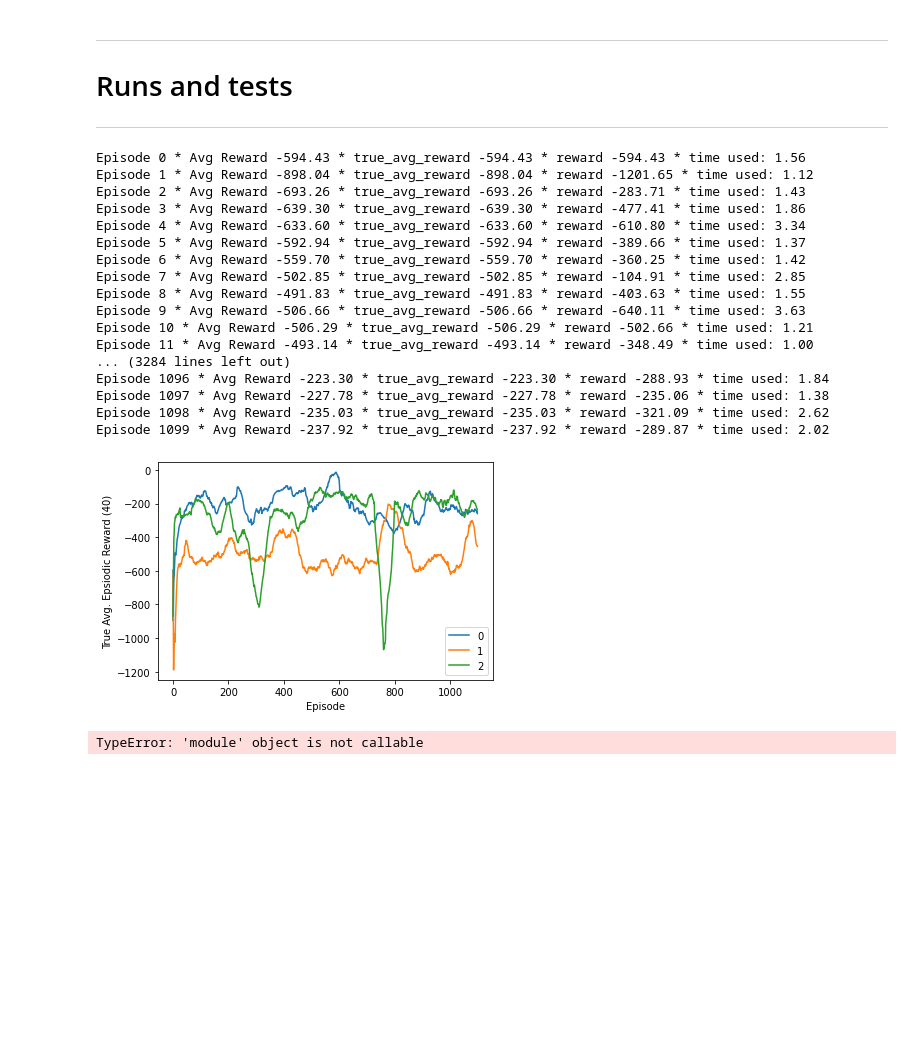
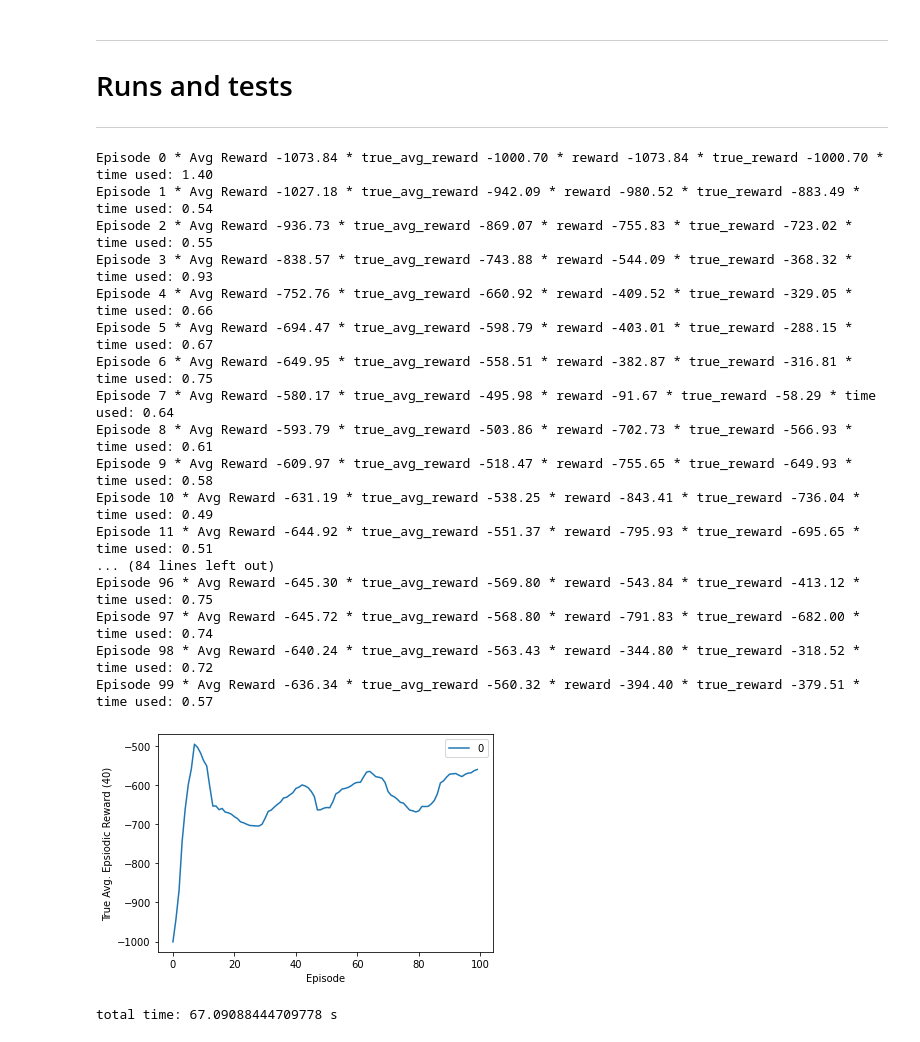
Before and after one commit to mnbvmnbv2/Lunar-Lander, a Jupyter notebook: Lunar.ipynb, the cells around one changed output. Drawn from its saved outputs; the diff is of its cells as text; code cells hidden in the pictures; blank space fills up the shorter version.

Commit message:
Started on alter reward

```diff
--- a/Lunar.ipynb
+++ b/Lunar.ipynb
@@ -231,7 +231,7 @@ def run(total_trials=3, total_episodes=100,
             directory='Weights/', actor_name='actor', critic_name='critic',
             gamma_func=fixed, tau_func=fixed, critic_lr_func=fixed, actor_lr_func=fixed,
             noise_mult_func=fixed, std_dev_func=fixed, mean_number=40, output=True,
-            return_rewards=False, total_time=True):
+            return_rewards=False, total_time=True, use_guide=False):
     tot_time = time.time()
     # To store reward history of each episode
     ep_reward_list = []
@@ -286,7 +286,20 @@ def run(total_trials=3, total_episodes=100,
                 # Add this before eventual reward modification
                 true_reward += reward
 
-                # Eventual reward modification goes here
+                # Reward modification
+                if use_guide:
+                    # giving penalty for straying far from flags and having high speed
+                    # x max
+#                     reward -= int(abs(state[0]) > 0.15) * 2 * abs(state[0])
+#                     # y top
+#                     reward -= int(state[1] > 1) * state[1] / 2
+#                     # horizontal speed
+#                     reward -= int(abs(state[2]) > 1) * abs(state[2])
+#                     # down speed
+#                     reward -= int(state[3] <  -1) * abs(state[3])
+#                     # up speed
+#                     reward -= int(state[3] > 0.1) * 3 * state[3]
+                    reward += (abs(state[0])+0.2) * (abs(state[1])+0.2)
 
                 agent.record((prev_state, action, reward, state))
                 episodic_reward += reward
@@ -311,8 +324,8 @@ def run(total_trials=3, total_episodes=100,
             # Mean of last x episodes
             avg_reward = np.mean(ep_reward_list[trial][-mean_number:])
             if output:
-                print("Episode {} * Avg Reward {:.2f} * true_avg_reward {:.2f} * reward {:.2f} * time used: {:.2f}"
-                  .format(ep, avg_reward, true_avg_reward, true_reward, (time.time() - before)))
+                print("Episode {} * Avg Reward {:.2f} * true_avg_reward {:.2f} * reward {:.2f} * true_reward {:.2f} * time used: {:.2f}"
+                  .format(ep, avg_reward, true_avg_reward, episodic_reward, true_reward, (time.time() - before)))
             avg_reward_list[trial].append(avg_reward)
 
         if save_weights:
@@ -419,24 +440,24 @@ def a(x, episode):
 # %%
-run(total_trials=3, total_episodes=1100, std_dev_func=a, save_weights=True)
+run(total_trials=1, total_episodes=100, use_guide=True, save_weights=True)
 # %% [output]
-Episode 0 * Avg Reward -594.43 * true_avg_reward -594.43 * reward -594.43 * time used: 1.56
-Episode 1 * Avg Reward -898.04 * true_avg_reward -898.04 * reward -1201.65 * time used: 1.12
-Episode 2 * Avg Reward -693.26 * true_avg_reward -693.26 * reward -283.71 * time used: 1.43
-Episode 3 * Avg Reward -639.30 * true_avg_reward -639.30 * reward -477.41 * time used: 1.86
-Episode 4 * Avg Reward -633.60 * true_avg_reward -633.60 * reward -610.80 * time used: 3.34
-Episode 5 * Avg Reward -592.94 * true_avg_reward -592.94 * reward -389.66 * time used: 1.37
-Episode 6 * Avg Reward -559.70 * true_avg_reward -559.70 * reward -360.25 * time used: 1.42
-Episode 7 * Avg Reward -502.85 * true_avg_reward -502.85 * reward -104.91 * time used: 2.85
-Episode 8 * Avg Reward -491.83 * true_avg_reward -491.83 * reward -403.63 * time used: 1.55
-Episode 9 * Avg Reward -506.66 * true_avg_reward -506.66 * reward -640.11 * time used: 3.63
-Episode 10 * Avg Reward -506.29 * true_avg_reward -506.29 * reward -502.66 * time used: 1.21
-Episode 11 * Avg Reward -493.14 * true_avg_reward -493.14 * reward -348.49 * time used: 1.00
-... (3284 lines left out)
-Episode 1096 * Avg Reward -223.30 * true_avg_reward -223.30 * reward -288.93 * time used: 1.84
-Episode 1097 * Avg Reward -227.78 * true_avg_reward -227.78 * reward -235.06 * time used: 1.38
-Episode 1098 * Avg Reward -235.03 * true_avg_reward -235.03 * reward -321.09 * time used: 2.62
-Episode 1099 * Avg Reward -237.92 * true_avg_reward -237.92 * reward -289.87 * time used: 2.02
+Episode 0 * Avg Reward -1073.84 * true_avg_reward -1000.70 * reward -1073.84 * true_reward -1000.70 * time used: 1.40
+Episode 1 * Avg Reward -1027.18 * true_avg_reward -942.09 * reward -980.52 * true_reward -883.49 * time used: 0.54
+Episode 2 * Avg Reward -936.73 * true_avg_reward -869.07 * reward -755.83 * true_reward -723.02 * time used: 0.55
+Episode 3 * Avg Reward -838.57 * true_avg_reward -743.88 * reward -544.09 * true_reward -368.32 * time used: 0.93
+Episode 4 * Avg Reward -752.76 * true_avg_reward -660.92 * reward -409.52 * true_reward -329.05 * time used: 0.66
+Episode 5 * Avg Reward -694.47 * true_avg_reward -598.79 * reward -403.01 * true_reward -288.15 * time used: 0.67
+Episode 6 * Avg Reward -649.95 * true_avg_reward -558.51 * reward -382.87 * true_reward -316.81 * time used: 0.75
+Episode 7 * Avg Reward -580.17 * true_avg_reward -495.98 * reward -91.67 * true_reward -58.29 * time used: 0.64
+Episode 8 * Avg Reward -593.79 * true_avg_reward -503.86 * reward -702.73 * true_reward -566.93 * time used: 0.61
+Episode 9 * Avg Reward -609.97 * true_avg_reward -518.47 * reward -755.65 * true_reward -649.93 * time used: 0.58
+Episode 10 * Avg Reward -631.19 * true_avg_reward -538.25 * reward -843.41 * true_reward -736.04 * time used: 0.49
+Episode 11 * Avg Reward -644.92 * true_avg_reward -551.37 * reward -795.93 * true_reward -695.65 * time used: 0.51
+... (84 lines left out)
+Episode 96 * Avg Reward -645.30 * true_avg_reward -569.80 * reward -543.84 * true_reward -413.12 * time used: 0.75
+Episode 97 * Avg Reward -645.72 * true_avg_reward -568.80 * reward -791.83 * true_reward -682.00 * time used: 0.74
+Episode 98 * Avg Reward -640.24 * true_avg_reward -563.43 * reward -344.80 * true_reward -318.52 * time used: 0.72
+Episode 99 * Avg Reward -636.34 * true_avg_reward -560.32 * reward -394.40 * true_reward -379.51 * time used: 0.57
-[figure, old version]
+[figure, new version]
-TypeError: 'module' object is not callable
+total time: 67.09088444709778 s
 # %%
 #run(total_trials=2, total_episodes=1000, buffer_capacity=250000, std_dev_func=a, save_weights=True)
```
Also changed, not shown: parts of 5 cells of this notebook.
